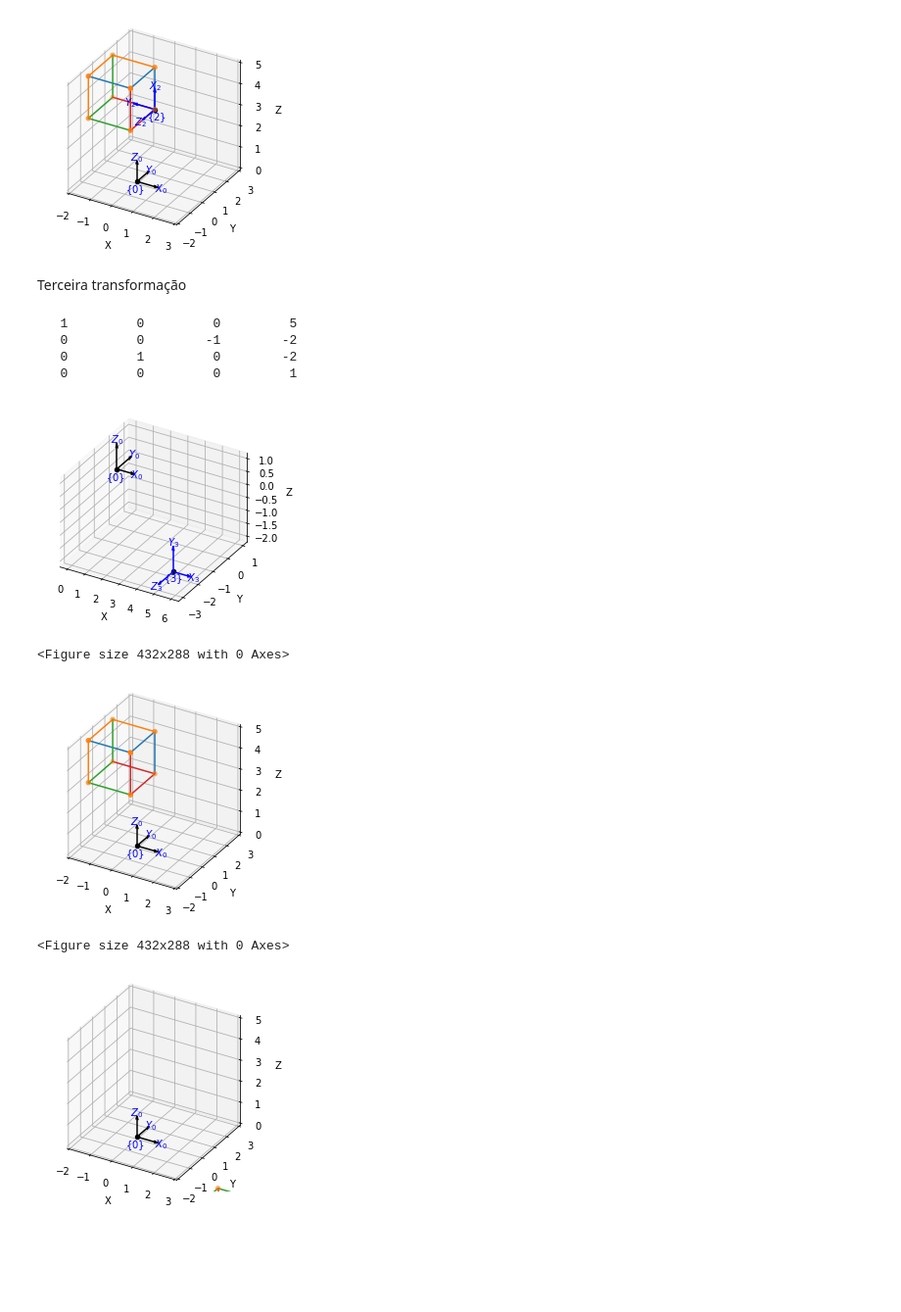
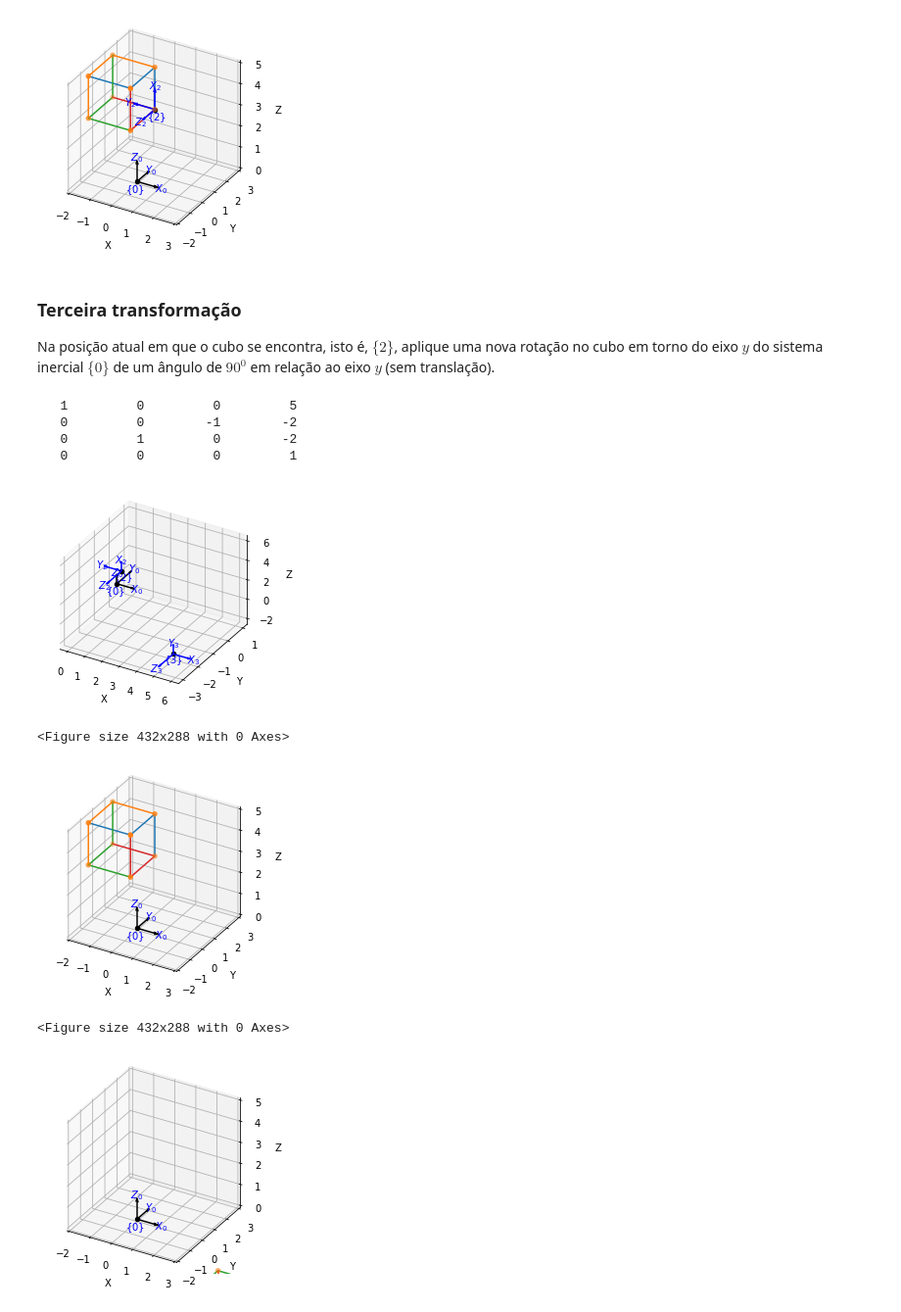
Before and after one commit to RafaelBaquero/lab-robos-manip, a Jupyter notebook: sel0634_tarefa1_Incompleta.ipynb, the cells around one changed output. Shown: that part at 98% size. Saved outputs shown, nothing was run; the diff lists cells and outputs as text; code cells hidden in the pictures; blank space fills up the shorter version.

```diff
--- a/sel0634_tarefa1_Incompleta.ipynb
+++ b/sel0634_tarefa1_Incompleta.ipynb
@@ -350,29 +350,34 @@ print(H02)
 [figure]
 <Figure size 432x288 with 0 Axes>
 [figure]
-# %% [markdown]
-Terceira transformação
+# %% [markdown]
+### Terceira transformação
+
+Na posição atual em que o cubo se encontra, isto é, $\{2\}$, aplique uma nova rotação no cubo em torno do eixo $y$ do sistema inercial $\{0\}$ de um ângulo de $90^0$ em relação ao eixo $y$ (sem translação).
 # %%
 #########################
 # Coloque seu código aqui
 R3 = SE3.Ry(90,'deg')
 H03 = R3*H02 # Rotação no sistema inercial {0}: pré-multiplicação
 P03 = H03*P
 
 #########################
 SE3().plot(frame='0', color='black') # Plot system of coordinates
-H03.plot(frame='3') # sistema de coordenadas com orientação dada por R03
+H02.plot(frame='2') # sistema de coordenadas com orientação dada por H02
+H03.plot(frame='3') # sistema de coordenadas com orientação dada por H03
+
 plot_cubo(P02)
 plot_cubo(P03)
 #R03.plot(frame='3') # mostra o sistema de coordenadas com orientação dada por R03
 
-print(H03) # Deu errado!!
+print(H03) # Não funcionou! Pré-multiplicando R3 para aplicar Ry0(90), a rotação é realizada corretamente, porém
+# o vetor de translação também é afetado, causando um deslocamento indesejado para (5,-3,-2)_0. Como proceder?
 # %% [output]
    1         0         0         5
    0         0        -1        -2
    0         1         0        -2
    0         0         0         1
-[figure, old version]
+[figure, new version]
 <Figure size 432x288 with 0 Axes>
 [figure]
 <Figure size 432x288 with 0 Axes>
```
Also changed, not shown: parts of 1 cell of this notebook.
